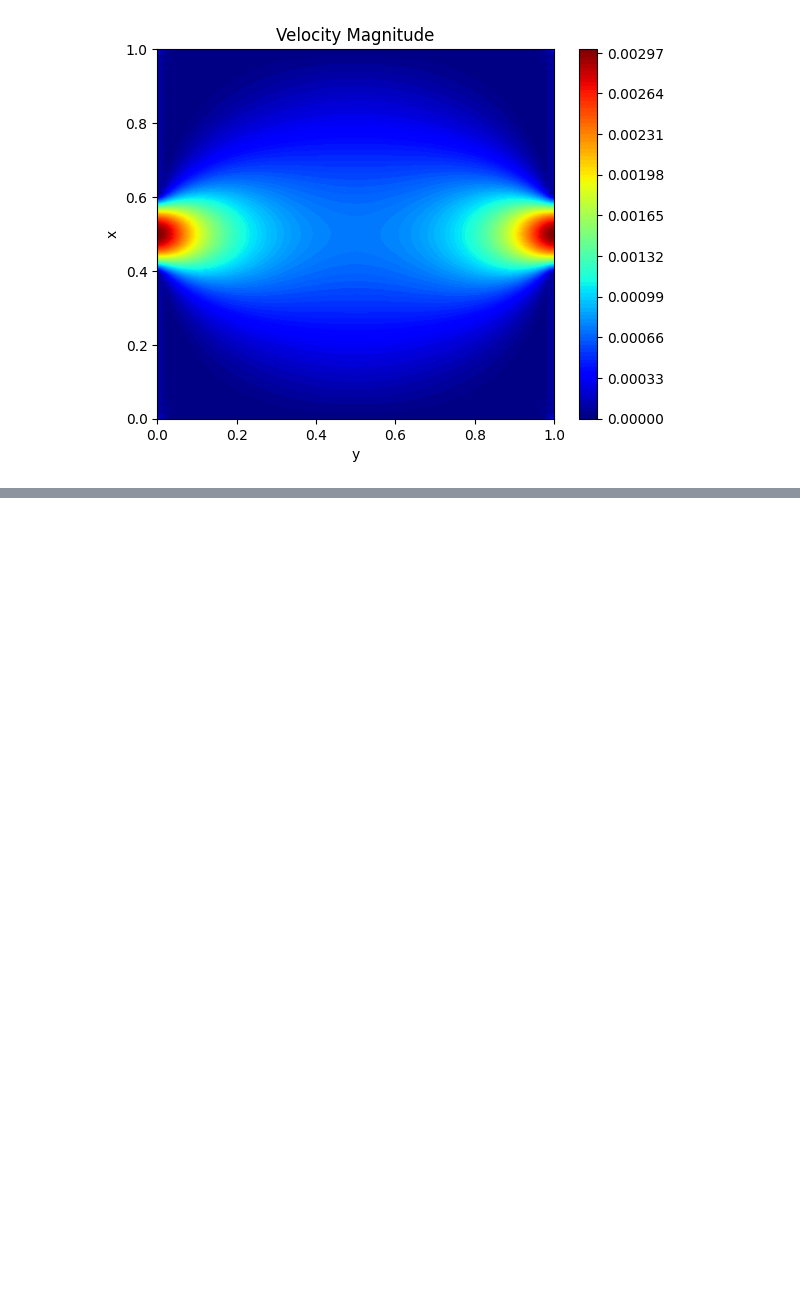
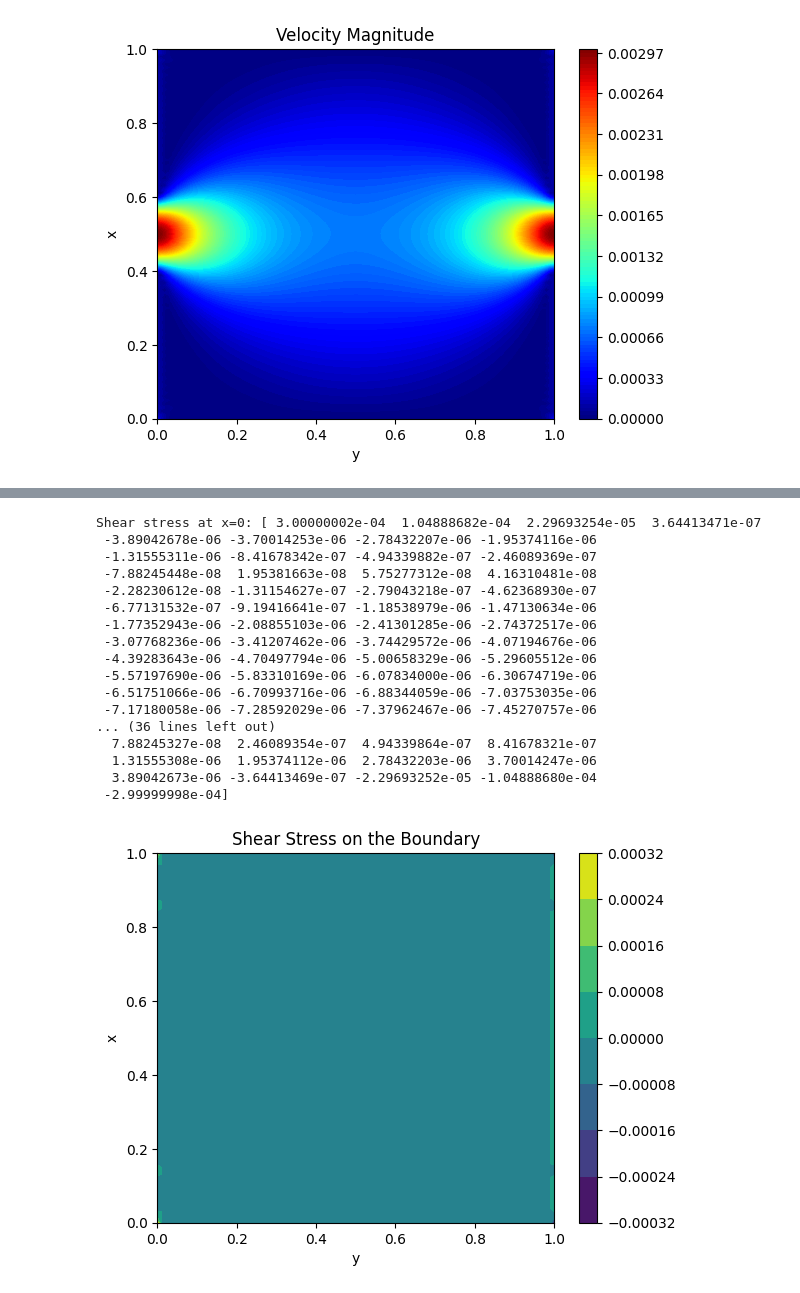
Before and after one commit to ScarlettJJJ/RS_Group1, a Jupyter notebook: Biharmonic Equation new.ipynb, the cells around one changed output, grey strips where cells are left out. Saved outputs shown, nothing was run; the diff lists cells and outputs as text; code cells hidden in the pictures; blank space fills up the shorter version.

```diff
--- a/Biharmonic Equation new.ipynb
+++ b/Biharmonic Equation new.ipynb
@@ -560,0 +624,53 @@ plt.show()
+# %%
+# Calculate the shear stress on the boundary
+tau = np.zeros((Nx+1, Ny+1))
+
+def compute_shear_stress(Phi):
+    # Compute the second derivative of Phi with respect to x
+    # We use np.gradient to compute the first derivative twice
+    dPhi_dx = np.gradient(Phi, axis=1) # axis=1 because we assume the second dimension is x
+    d2Phi_dx2 = np.gradient(dPhi_dx, axis=1)
+
+    # The shear stress at the boundaries (x=0 and x=-1) can then be extracted
+    tau_x0 = -d2Phi_dx2[:, 0]   # Shear stress at x=0
+    tau_x1 = -d2Phi_dx2[:, -1]  # Shear stress at x=1
+
+    return tau_x0, tau_x1
+
+# tau_x0 and tau_x1 contain the shear stress at the x=0 and x=1 boundaries, respectively
+tau_x0, tau_x1 = compute_shear_stress(phi)
+# Print the shear stress at the boundaries
+print(f'Shear stress at x=0: {tau_x0}')
+print(f'Shear stress at x=1: {tau_x1}')
+
+# Change the tau array to store the shear stress at the boundaries
+tau[0, :] = tau_x0
+tau[Nx, :] = tau_x1
+
+# Plot the shear stress
+X, Y = np.meshgrid(x, y)
+plt.contourf(Y, X, tau, cmap='viridis')
+plt.colorbar()
+plt.title('Shear Stress on the Boundary')
+plt.xlabel('y')
+plt.ylabel('x')
+plt.show()
+# %% [output]
+Shear stress at x=0: [ 3.00000002e-04  1.04888682e-04  2.29693254e-05  3.64413471e-07
+ -3.89042678e-06 -3.70014253e-06 -2.78432207e-06 -1.95374116e-06
+ -1.31555311e-06 -8.41678342e-07 -4.94339882e-07 -2.46089369e-07
+ -7.88245448e-08  1.95381663e-08  5.75277312e-08  4.16310481e-08
+ -2.28230612e-08 -1.31154627e-07 -2.79043218e-07 -4.62368930e-07
+ -6.77131532e-07 -9.19416641e-07 -1.18538979e-06 -1.47130634e-06
+ -1.77352943e-06 -2.08855103e-06 -2.41301285e-06 -2.74372517e-06
+ -3.07768236e-06 -3.41207462e-06 -3.74429572e-06 -4.07194676e-06
+ -4.39283643e-06 -4.70497794e-06 -5.00658329e-06 -5.29605512e-06
+ -5.57197690e-06 -5.83310169e-06 -6.07834000e-06 -6.30674719e-06
+ -6.51751066e-06 -6.70993716e-06 -6.88344059e-06 -7.03753035e-06
+ -7.17180058e-06 -7.28592029e-06 -7.37962467e-06 -7.45270757e-06
+... (36 lines left out)
+  7.88245327e-08  2.46089354e-07  4.94339864e-07  8.41678321e-07
+  1.31555308e-06  1.95374112e-06  2.78432203e-06  3.70014247e-06
+  3.89042673e-06 -3.64413469e-07 -2.29693252e-05 -1.04888680e-04
+ -2.99999998e-04]
+[figure, added]
```
Also changed, not shown: parts of 12 cells of this notebook, 1 other file.
